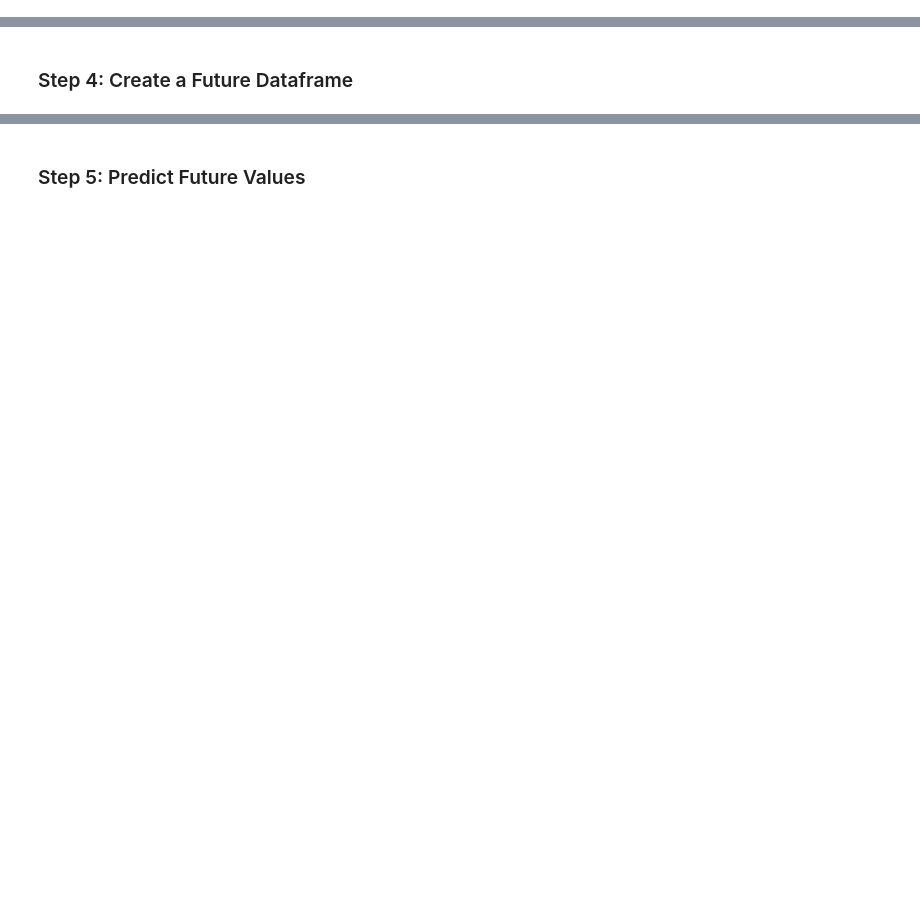
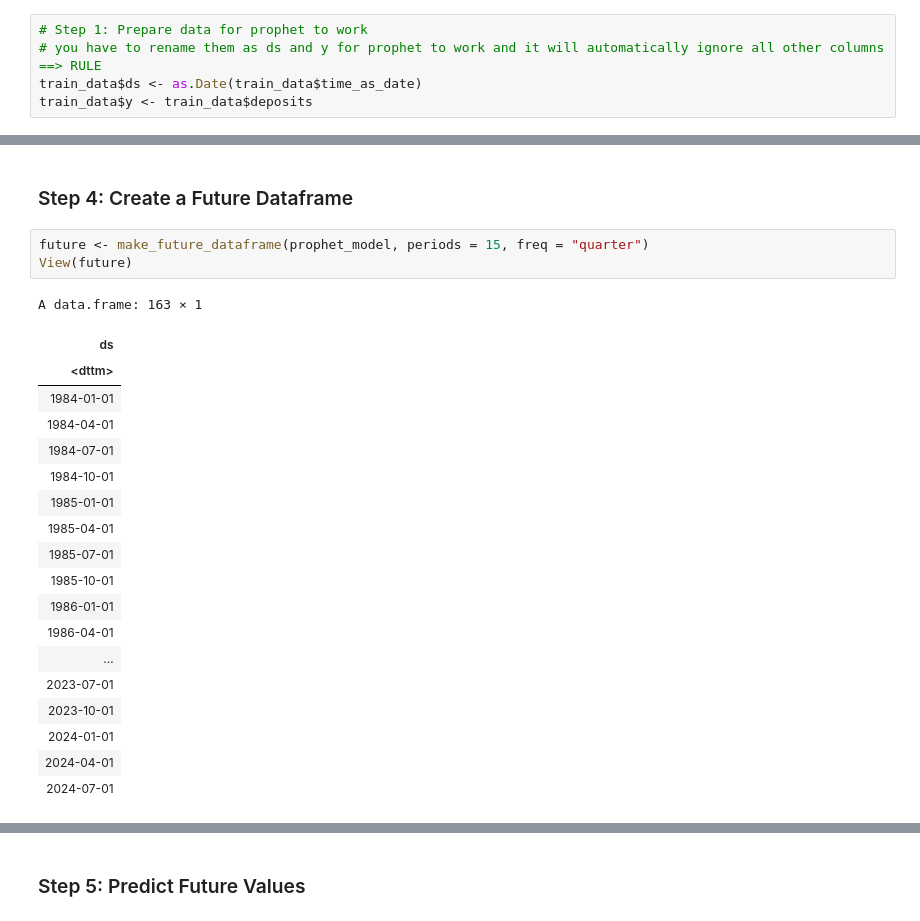
Before and after one commit to nzarama-kouadio/DUKE_MIDS_QFC_Final_Project, a Jupyter notebook: model_prediction/prophet_model.ipynb, the cells around one changed output, grey strips where cells are left out. Saved outputs shown, nothing was run; the diff lists cells and outputs as text; blank space fills up the shorter version.

```diff
--- a/model_prediction/prophet_model.ipynb
+++ b/model_prediction/prophet_model.ipynb
@@ -315,2 +296,7 @@ prophet_model<- prophet(changepoints = c("2008-01-01"))
+# %%
+# Step 1: Prepare data for prophet to work
+# you have to rename them as ds and y for prophet to work and it will automatically ignore all other columns ==> RULE
+train_data$ds <- as.Date(train_data$time_as_date)
+train_data$y <- train_data$deposits
 # %% [markdown]
 ### Step 3: Fit Prophet on training data
@@ -347,5 +318,28 @@ attr(,"class")
 # %% [markdown]
 ### Step 4: Create a Future Dataframe
+# %%
+future <- make_future_dataframe(prophet_model, periods = 15, freq = "quarter")
+View(future)
+# %% [output]
+A data.frame: 163 × 1
+| ds |
+| <dttm> |
+| 1984-01-01 |
+| 1984-04-01 |
+| 1984-07-01 |
+| 1984-10-01 |
+| 1985-01-01 |
+| 1985-04-01 |
+| 1985-07-01 |
+| 1985-10-01 |
+| 1986-01-01 |
+| 1986-04-01 |
+| ... |
+| 2023-07-01 |
+| 2023-10-01 |
+| 2024-01-01 |
+| 2024-04-01 |
+| 2024-07-01 |
 # %%
 # I had issues with the make_future_dataframe function so I had to create it manually
 last_date <- max(train_data$ds)
```
Also changed, not shown: parts of 11 cells of this notebook.
